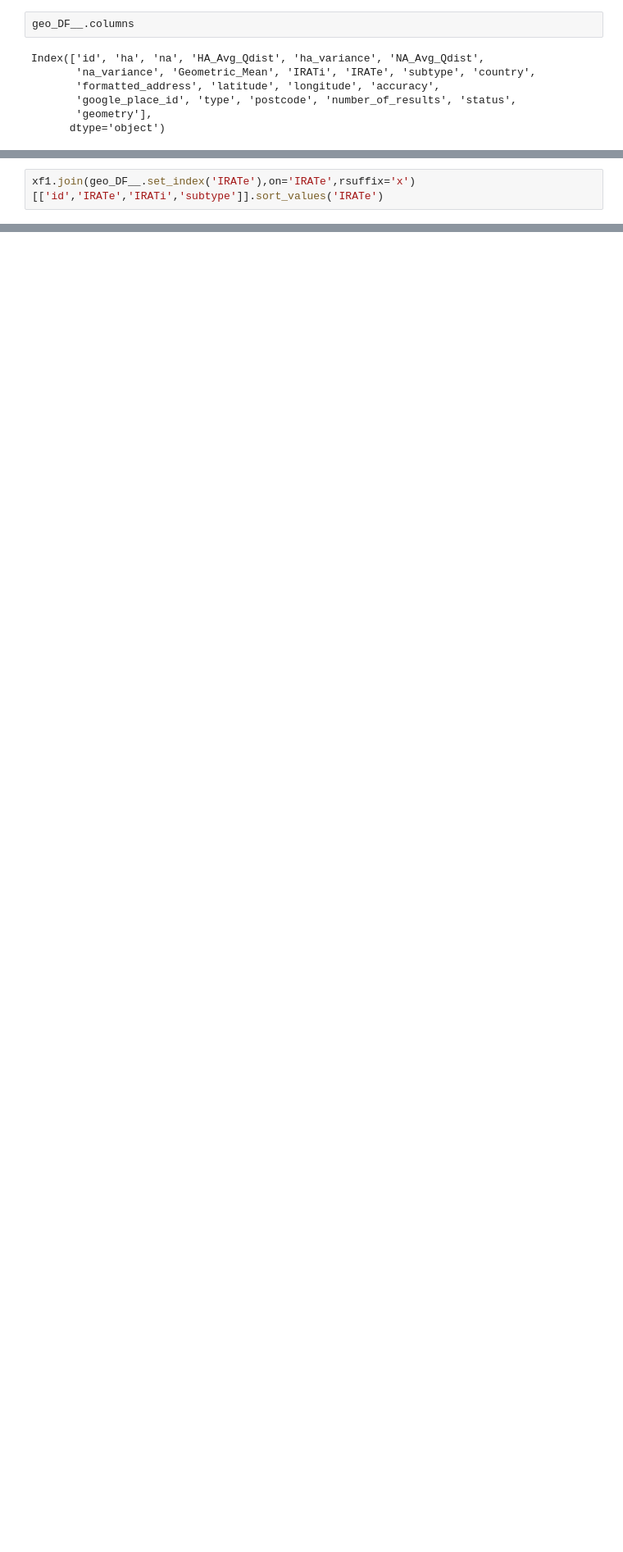
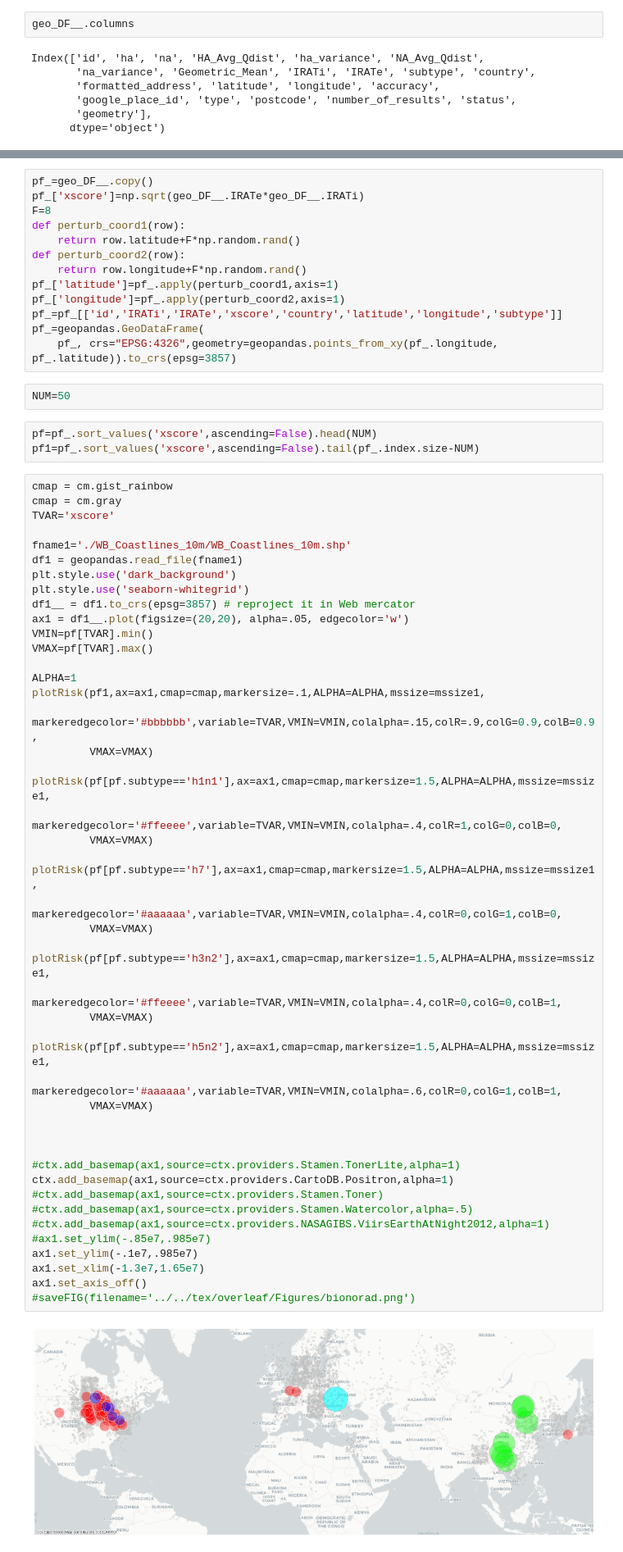
Before and after one commit to zeroknowledgediscovery/emergenet, a Jupyter notebook: irat_qnet/preddata/georisk.ipynb, the cells around one changed output, grey strips where cells are left out. Shown at 82% size. Cells and saved outputs as stored; diff of their text form; blank space fills up the shorter version.

```diff
--- a/irat_qnet/preddata/georisk.ipynb
+++ b/irat_qnet/preddata/georisk.ipynb
@@ -354,2 +322,0 @@ xf1
-# %%
-xf1.join(geo_DF__.set_index('IRATe'),on='IRATe',rsuffix='x')[['id','IRATe','IRATi','subtype']].sort_values('IRATe')
@@ -395,0 +387,67 @@ geo_DF__[geo_DF__.IRATi>8.820983]
+# %%
+pf_=geo_DF__.copy()
+pf_['xscore']=np.sqrt(geo_DF__.IRATe*geo_DF__.IRATi)
+F=8
+def perturb_coord1(row):
+    return row.latitude+F*np.random.rand()
+def perturb_coord2(row):
+    return row.longitude+F*np.random.rand()
+pf_['latitude']=pf_.apply(perturb_coord1,axis=1)
+pf_['longitude']=pf_.apply(perturb_coord2,axis=1)
+pf_=pf_[['id','IRATi','IRATe','xscore','country','latitude','longitude','subtype']]
+pf_=geopandas.GeoDataFrame(
+    pf_, crs="EPSG:4326",geometry=geopandas.points_from_xy(pf_.longitude, pf_.latitude)).to_crs(epsg=3857)
+# %%
+NUM=50
+# %%
+pf=pf_.sort_values('xscore',ascending=False).head(NUM)
+pf1=pf_.sort_values('xscore',ascending=False).tail(pf_.index.size-NUM)
+# %%
+cmap = cm.gist_rainbow
+cmap = cm.gray
+TVAR='xscore'
+
+fname1='./WB_Coastlines_10m/WB_Coastlines_10m.shp'
+df1 = geopandas.read_file(fname1)
+plt.style.use('dark_background')
+plt.style.use('seaborn-whitegrid')
+df1__ = df1.to_crs(epsg=3857) # reproject it in Web mercator
+ax1 = df1__.plot(figsize=(20,20), alpha=.05, edgecolor='w')
+VMIN=pf[TVAR].min()
+VMAX=pf[TVAR].max()
+
+ALPHA=1
+plotRisk(pf1,ax=ax1,cmap=cmap,markersize=.1,ALPHA=ALPHA,mssize=mssize1,
+         markeredgecolor='#bbbbbb',variable=TVAR,VMIN=VMIN,colalpha=.15,colR=.9,colG=0.9,colB=0.9,
+         VMAX=VMAX)
+
+plotRisk(pf[pf.subtype=='h1n1'],ax=ax1,cmap=cmap,markersize=1.5,ALPHA=ALPHA,mssize=mssize1,
+         markeredgecolor='#ffeeee',variable=TVAR,VMIN=VMIN,colalpha=.4,colR=1,colG=0,colB=0,
+         VMAX=VMAX)
+
+plotRisk(pf[pf.subtype=='h7'],ax=ax1,cmap=cmap,markersize=1.5,ALPHA=ALPHA,mssize=mssize1,
+         markeredgecolor='#aaaaaa',variable=TVAR,VMIN=VMIN,colalpha=.4,colR=0,colG=1,colB=0,
+         VMAX=VMAX)
+
+plotRisk(pf[pf.subtype=='h3n2'],ax=ax1,cmap=cmap,markersize=1.5,ALPHA=ALPHA,mssize=mssize1,
+         markeredgecolor='#ffeeee',variable=TVAR,VMIN=VMIN,colalpha=.4,colR=0,colG=0,colB=1,
+         VMAX=VMAX)
+
+plotRisk(pf[pf.subtype=='h5n2'],ax=ax1,cmap=cmap,markersize=1.5,ALPHA=ALPHA,mssize=mssize1,
+         markeredgecolor='#aaaaaa',variable=TVAR,VMIN=VMIN,colalpha=.6,colR=0,colG=1,colB=1,
+         VMAX=VMAX)
+
+
+
+#ctx.add_basemap(ax1,source=ctx.providers.Stamen.TonerLite,alpha=1)
+ctx.add_basemap(ax1,source=ctx.providers.CartoDB.Positron,alpha=1)
+#ctx.add_basemap(ax1,source=ctx.providers.Stamen.Toner)
+#ctx.add_basemap(ax1,source=ctx.providers.Stamen.Watercolor,alpha=.5)
+#ctx.add_basemap(ax1,source=ctx.providers.NASAGIBS.ViirsEarthAtNight2012,alpha=1)
+#ax1.set_ylim(-.85e7,.985e7)
+ax1.set_ylim(-.1e7,.985e7)
+ax1.set_xlim(-1.3e7,1.65e7)
+ax1.set_axis_off()
+#saveFIG(filename='../../tex/overleaf/Figures/bionorad.png')
+# %% [output]
+[figure, added]
```
Also changed, not shown: parts of 21 cells of this notebook, 3 other files.
